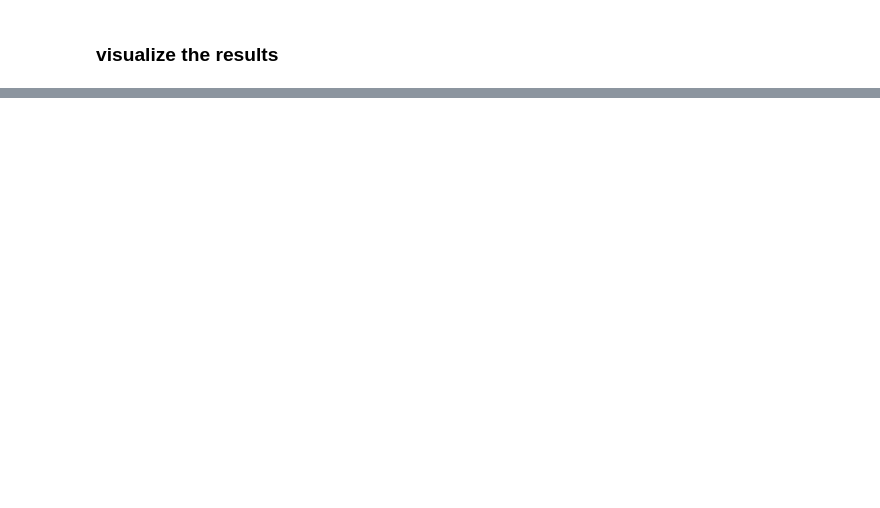
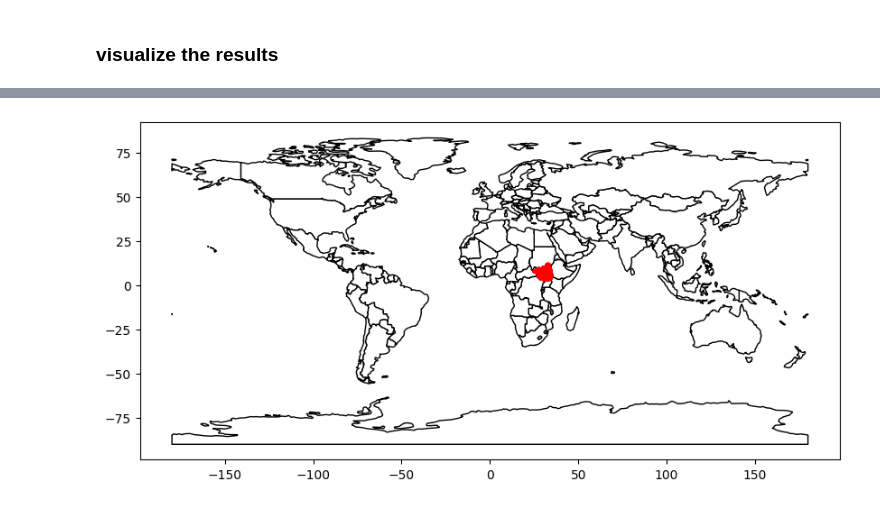
Before and after one commit to kaylanhua/conflicts, a Jupyter notebook: hoch/random_forest.ipynb, the cells around one changed output, grey strips where cells are left out. Saved outputs shown, nothing was run; the diff lists cells and outputs as text; code cells hidden in the pictures; blank space fills up the shorter version.

```diff
--- a/hoch/random_forest.ipynb
+++ b/hoch/random_forest.ipynb
@@ -161,0 +194,18 @@ plt.show()
+# %%
+import geopandas as gpd
+import matplotlib.pyplot as plt
+
+# Step 1: Load the shapefile for country borders
+world = gpd.read_file(gpd.datasets.get_path('naturalearth_lowres'))
+gdf = gpd.GeoDataFrame(df, geometry=gpd.points_from_xy(df['LONGITUDE'], df['LATITUDE']))
+# Step 3: Plotting
+fig, ax = plt.subplots(figsize=(10, 6))
+
+# Plot country borders
+world.plot(ax=ax, color='white', edgecolor='black')
+
+# Plot your data
+gdf.plot(ax=ax, marker='o', color='red', markersize=5)
+plt.show()
+# %% [output]
+[figure, added]
```
Also changed, not shown: parts of 12 cells of this notebook, 2 other files.
